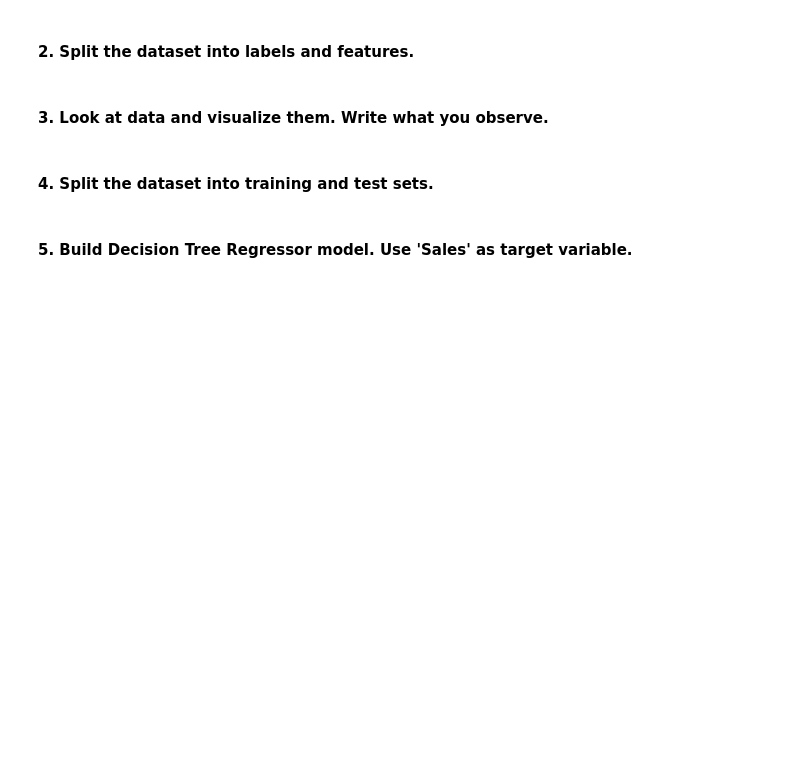
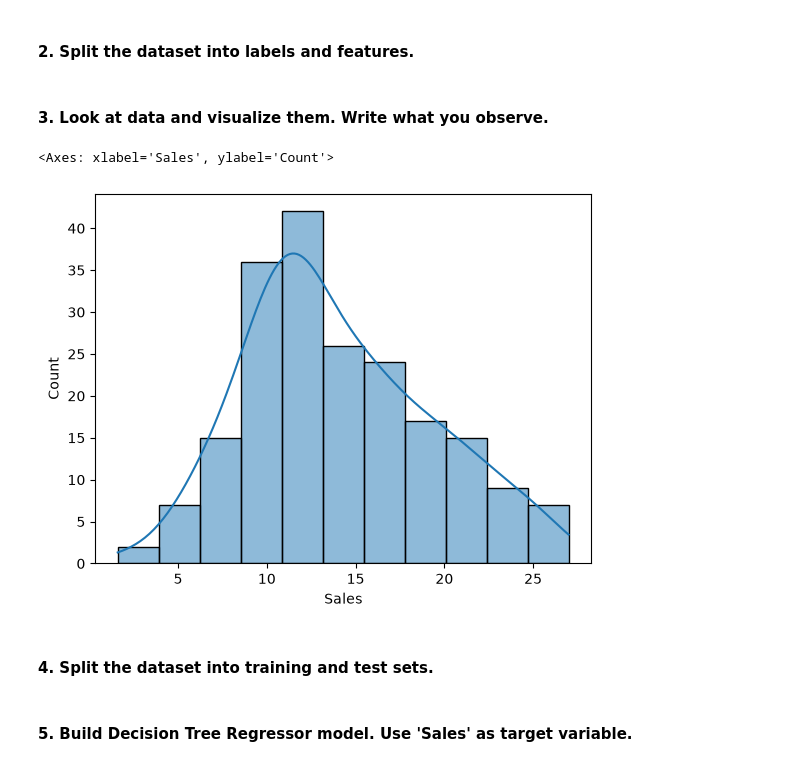
Before and after one commit to RidhanPar/Accenture_Bootcamp, a Jupyter notebook: Day 2/(Optional) Day 2 - DecisionTreeRegressor.ipynb, the cells around one changed output. Saved outputs shown, nothing was run; the diff lists cells and outputs as text; code cells hidden in the pictures; blank space fills up the shorter version.

```diff
--- a/Day 2/(Optional) Day 2 - DecisionTreeRegressor.ipynb
+++ b/Day 2/(Optional) Day 2 - DecisionTreeRegressor.ipynb
@@ -113,5 +114,7 @@ You will use [Advertising](https://www.kaggle.com/purbar/advertising-data) Datas
 ### Build a prediction model
 # %% [markdown]
 #### 1. Download (if it's not already downloaded) and load advertising data.
+# %%
+advertising_data = pd.read_csv('advertising.csv', index_col=0)
 # %% [markdown]
 #### 2. Split the dataset into labels and features.
@@ -118,4 +124,9 @@ You will use [Advertising](https://www.kaggle.com/purbar/advertising-data) Datas
 # %% [markdown]
 #### 3. Look at data and visualize them. Write what you observe.
+# %%
+sns.histplot(advertising_data['Sales'], kde=True)
+# %% [output]
+<Axes: xlabel='Sales', ylabel='Count'>
+[figure, added]
 # %% [markdown]
 #### 4. Split the dataset into training and test sets.
```
Also changed, not shown: parts of 7 cells of this notebook.
